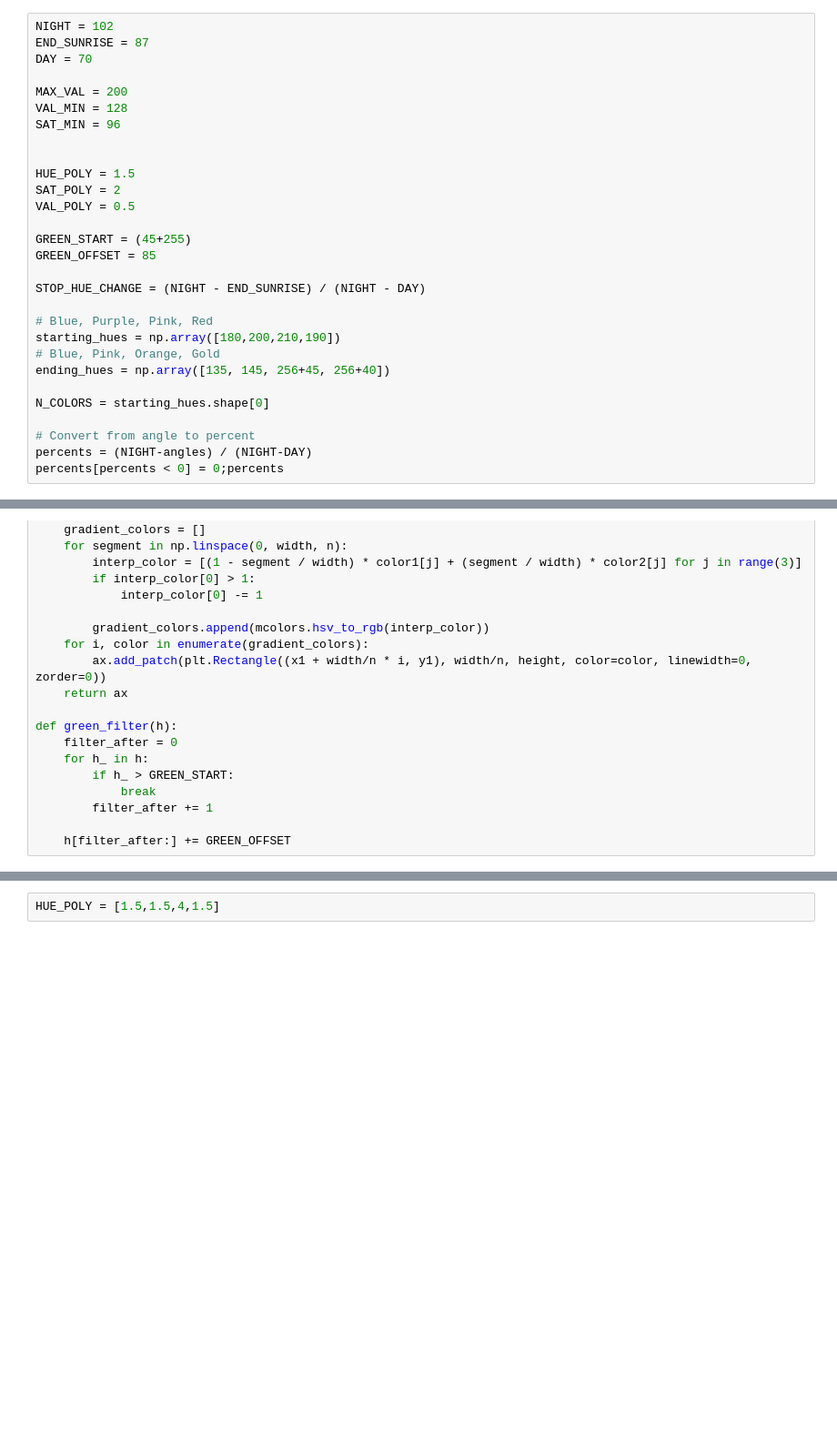
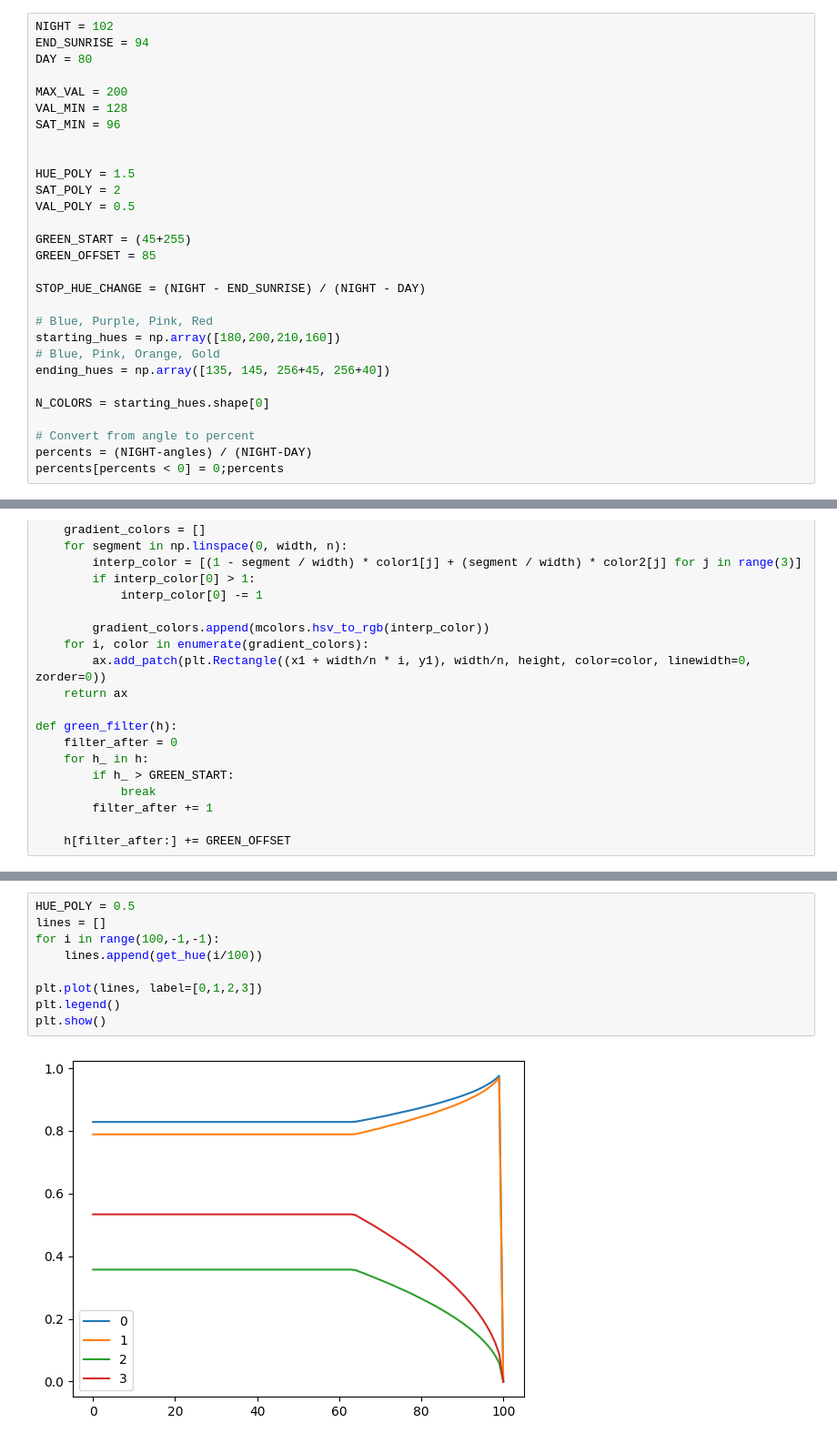
Before and after one commit to zazyzaya/ArduinoWindow, a Jupyter notebook: test_files/angle_to_color.ipynb, the cells around one changed output, grey strips where cells are left out. Shown at 91% size. Saved outputs shown, nothing was run; the diff lists cells and outputs as text; blank space fills up the shorter version.

```diff
--- a/test_files/angle_to_color.ipynb
+++ b/test_files/angle_to_color.ipynb
@@ -22,8 +22,8 @@ times = times - times.min()
 times = times / times.max()
 # %%
 NIGHT = 102
-END_SUNRISE = 87
-DAY = 70
+END_SUNRISE = 94
+DAY = 80
 
 MAX_VAL = 200
 VAL_MIN = 128
@@ -40,7 +40,7 @@ GREEN_OFFSET = 85
 STOP_HUE_CHANGE = (NIGHT - END_SUNRISE) / (NIGHT - DAY)
 
 # Blue, Purple, Pink, Red
-starting_hues = np.array([180,200,210,190])
+starting_hues = np.array([180,200,210,160])
 # Blue, Pink, Orange, Gold
 ending_hues = np.array([135, 145, 256+45, 256+40])
 
@@ -115,2 +148,11 @@ def get_val(percent):
-# %%
-HUE_POLY = [1.5,1.5,4,1.5]
+# %%
+HUE_POLY = 0.5
+lines = []
+for i in range(100,-1,-1):
+    lines.append(get_hue(i/100))
+
+plt.plot(lines, label=[0,1,2,3])
+plt.legend()
+plt.show()
+# %% [output]
+[figure, added]
```
Also changed, not shown: parts of 4 cells of this notebook, 5 other files.
